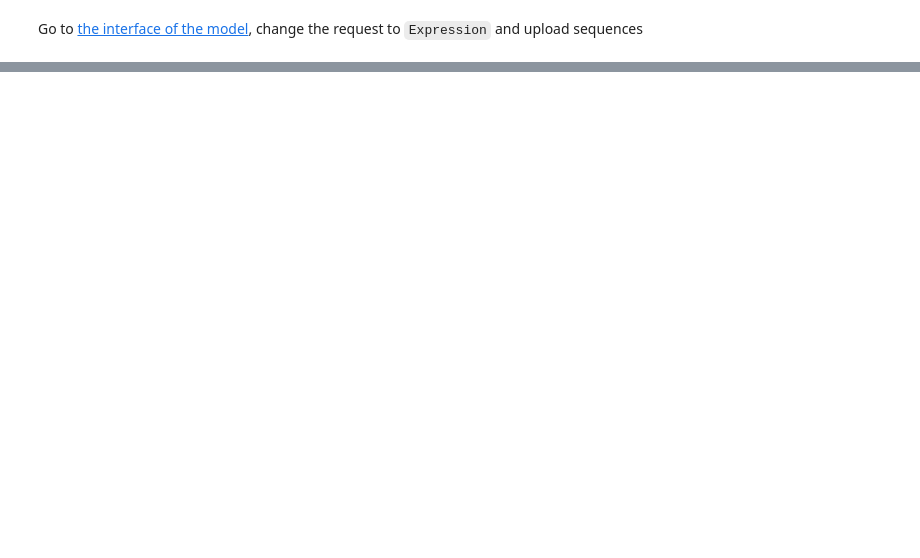
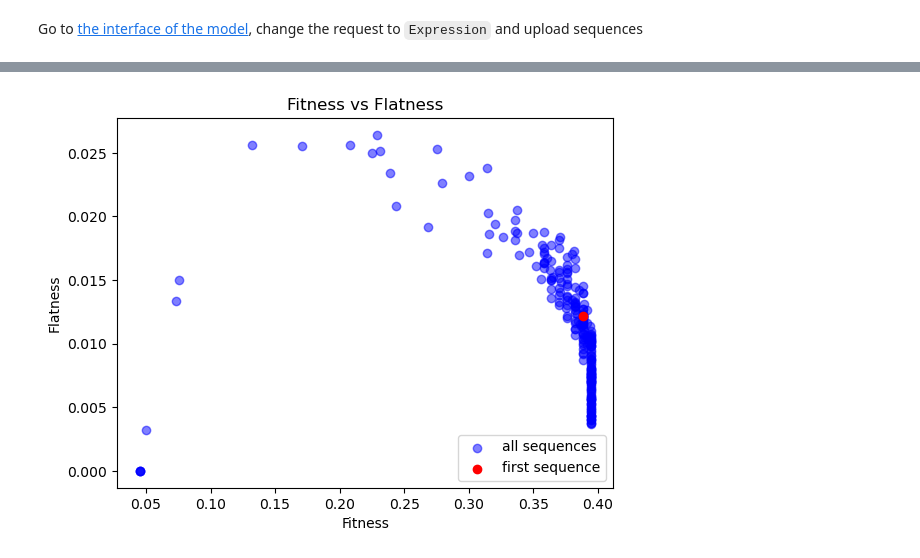
Before and after one commit to Yam-Arieli/Survival-of-the-Flattest, a Jupyter notebook: notebooks/seq_strain.ipynb, the cells around one changed output, grey strips where cells are left out. Saved outputs shown, nothing was run; the diff lists cells and outputs as text; code cells hidden in the pictures; blank space fills up the shorter version.

```diff
--- a/notebooks/seq_strain.ipynb
+++ b/notebooks/seq_strain.ipynb
@@ -84,0 +89,4 @@ plt.show()
+# %%
+plot_fitness_vs_flatness(fit_flatt_list, power=7)
+# %% [output]
+[figure, added]
```
Also changed, not shown: parts of 26 cells of this notebook, 12 other files.
